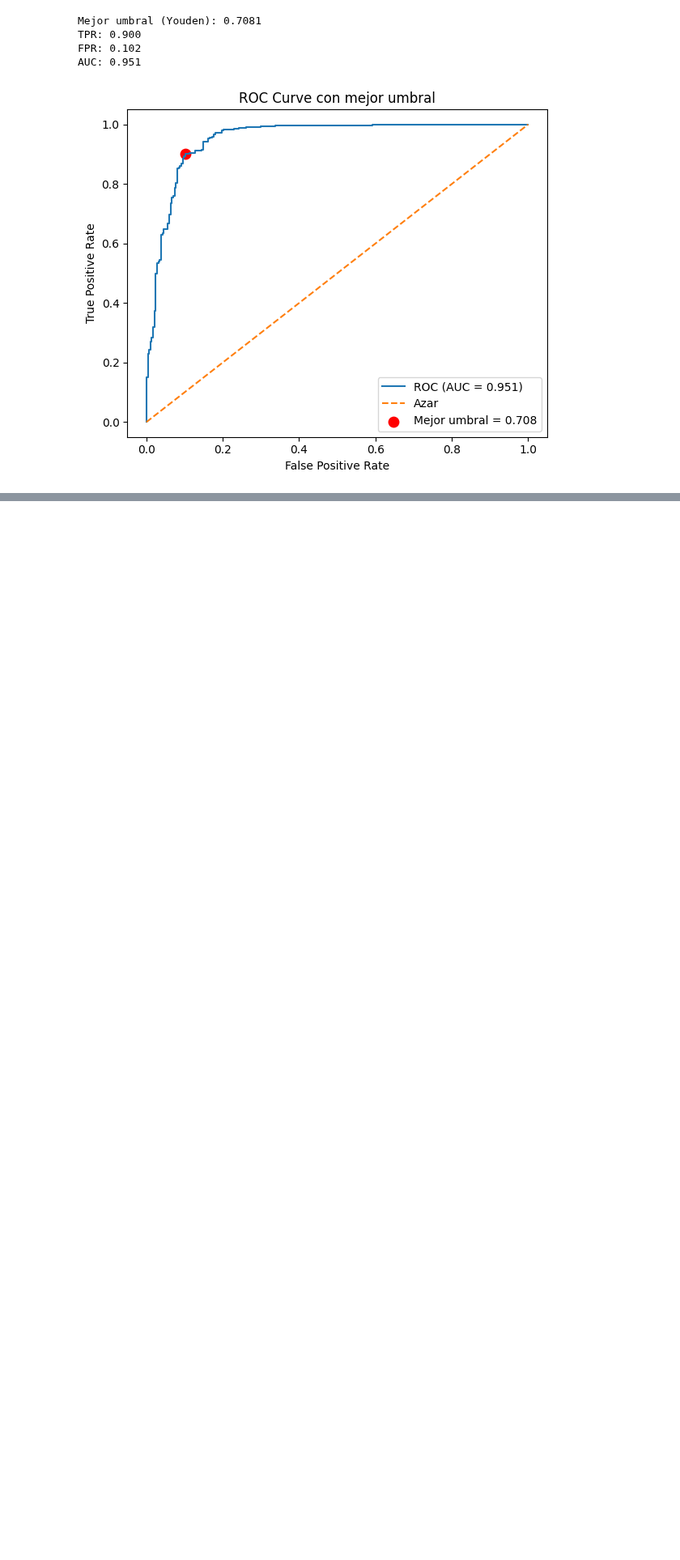
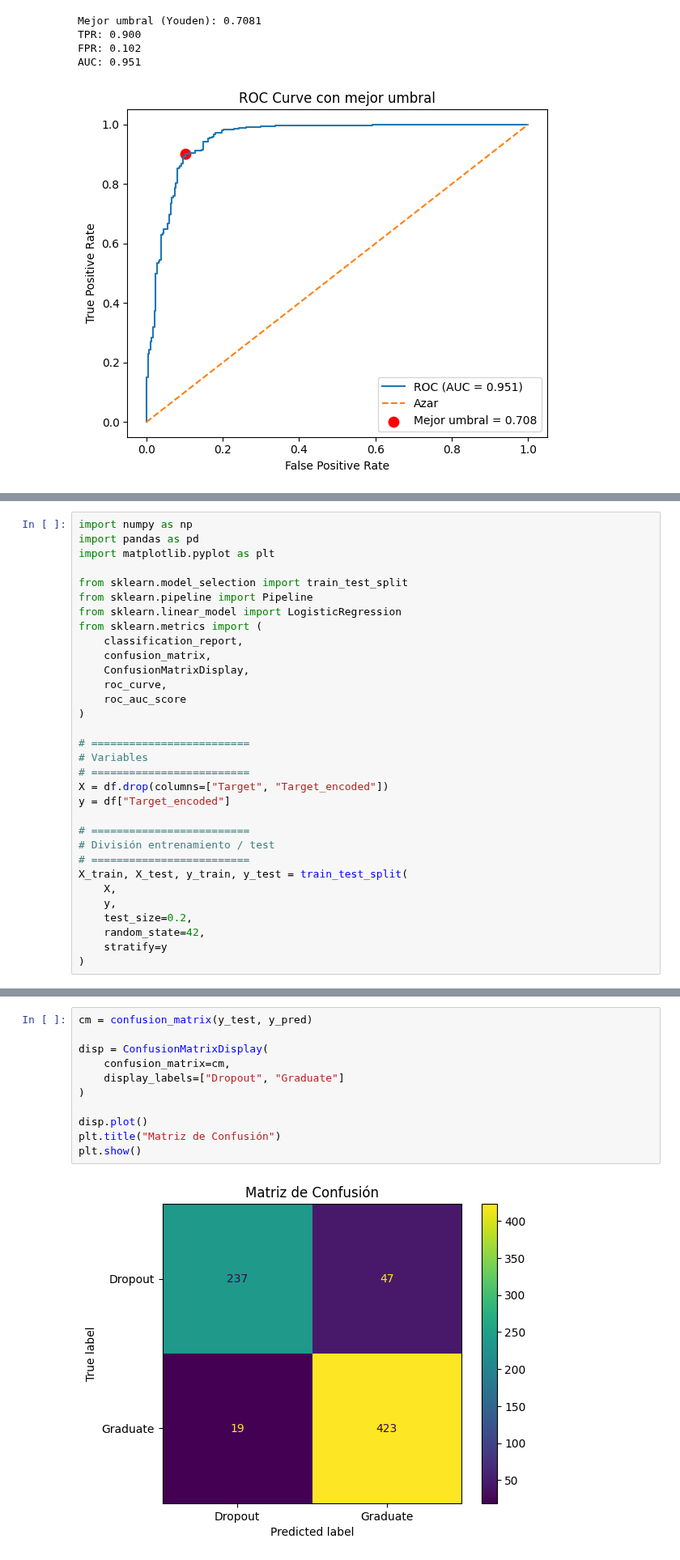
Before and after one commit to LeMarsito02/parcial1analitica, a Jupyter notebook: 01_Parcial_Desercion_(SantiagoPena_SofiaDaza).ipynb, the cells around one changed output, grey strips where cells are left out. Shown at 81% size. Cells and saved outputs as stored; diff of their text form; blank space fills up the shorter version.

Commit message:
modeloReBuenojeje

```diff
--- a/01_Parcial_Desercion_(SantiagoPena_SofiaDaza).ipynb
+++ b/01_Parcial_Desercion_(SantiagoPena_SofiaDaza).ipynb
@@ -1023,0 +1066,32 @@ AUC: 0.951
+# %%
+import numpy as np
+import pandas as pd
+import matplotlib.pyplot as plt
+
+from sklearn.model_selection import train_test_split
+from sklearn.pipeline import Pipeline
+from sklearn.linear_model import LogisticRegression
+from sklearn.metrics import (
+    classification_report,
+    confusion_matrix,
+    ConfusionMatrixDisplay,
+    roc_curve,
+    roc_auc_score
+)
+
+# =========================
+# Variables
+# =========================
+X = df.drop(columns=["Target", "Target_encoded"])
+y = df["Target_encoded"]
+
+# =========================
+# División entrenamiento / test
+# =========================
+X_train, X_test, y_train, y_test = train_test_split(
+    X,
+    y,
+    test_size=0.2,
+    random_state=42,
+    stratify=y
+)
@@ -1023,0 +1129,13 @@ AUC: 0.951
+# %%
+cm = confusion_matrix(y_test, y_pred)
+
+disp = ConfusionMatrixDisplay(
+    confusion_matrix=cm,
+    display_labels=["Dropout", "Graduate"]
+)
+
+disp.plot()
+plt.title("Matriz de Confusión")
+plt.show()
+# %% [output]
+[figure, added]
```
Also changed, not shown: parts of 10 cells of this notebook.
